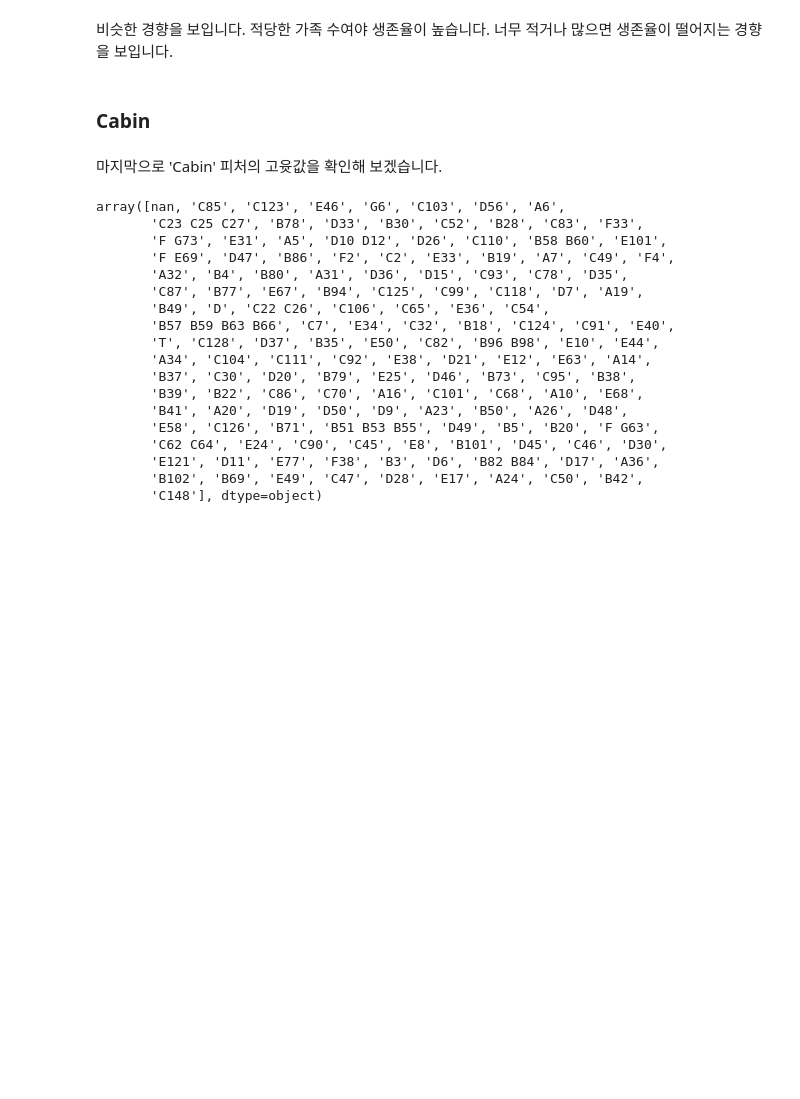
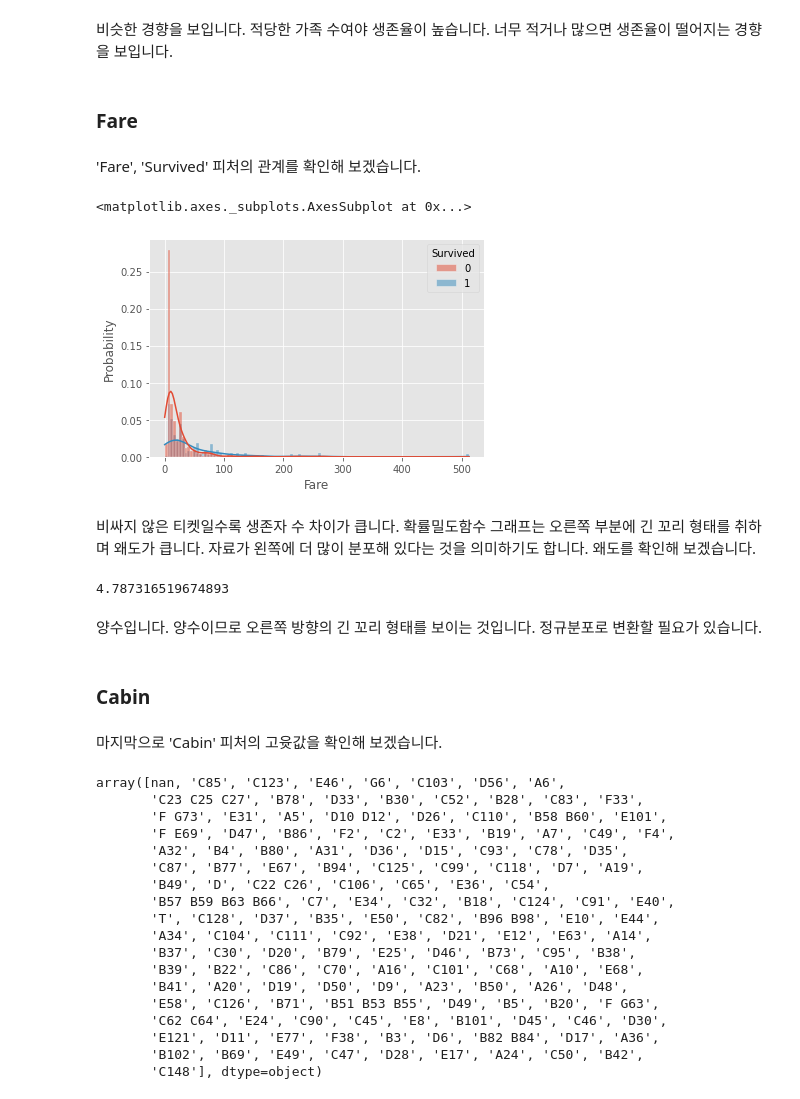
Before and after one commit to LeeSeungwon89/Kaggle_Dacon_Practice, a Jupyter notebook: Titanic_EDA.ipynb, the cells around one changed output. Saved outputs shown, nothing was run; the diff lists cells and outputs as text; code cells hidden in the pictures; blank space fills up the shorter version.

```diff
--- a/Titanic_EDA.ipynb
+++ b/Titanic_EDA.ipynb
@@ -425,5 +409,22 @@ plt.subplots_adjust(wspace=0.2, hspace=0.2)
 # %% [markdown]
 비슷한 경향을 보입니다. 적당한 가족 수여야 생존율이 높습니다. 너무 적거나 많으면 생존율이 떨어지는 경향을 보입니다.
+# %% [markdown]
+### **Fare**
+# %% [markdown]
+'Fare', 'Survived' 피처의 관계를 확인해 보겠습니다.
+# %%
+sns.histplot(x=train['Fare'], hue=train['Survived'], kde=True, stat='probability')
+# %% [output]
+<matplotlib.axes._subplots.AxesSubplot at 0x...>
+[figure, added]
+# %% [markdown]
+비싸지 않은 티켓일수록 생존자 수 차이가 큽니다. 확률밀도함수 그래프는 오른쪽 부분에 긴 꼬리 형태를 취하며 왜도가 큽니다. 자료가 왼쪽에 더 많이 분포해 있다는 것을 의미하기도 합니다. 왜도를 확인해 보겠습니다.
+# %%
+train['Fare'].skew()
+# %% [output]
+4.787316519674893
+# %% [markdown]
+양수입니다. 양수이므로 오른쪽 방향의 긴 꼬리 형태를 보이는 것입니다. 정규분포로 변환할 필요가 있습니다.
 # %% [markdown]
 ### **Cabin**
 # %% [markdown]
```
Also changed, not shown: parts of 4 cells of this notebook.
